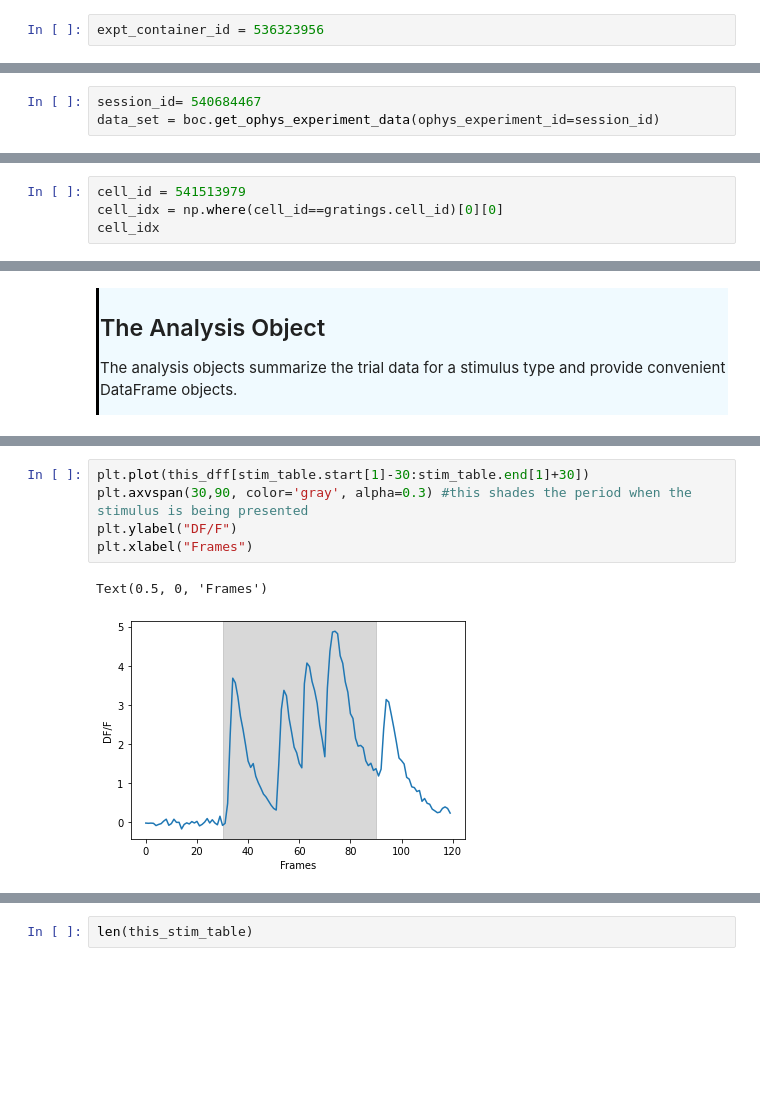
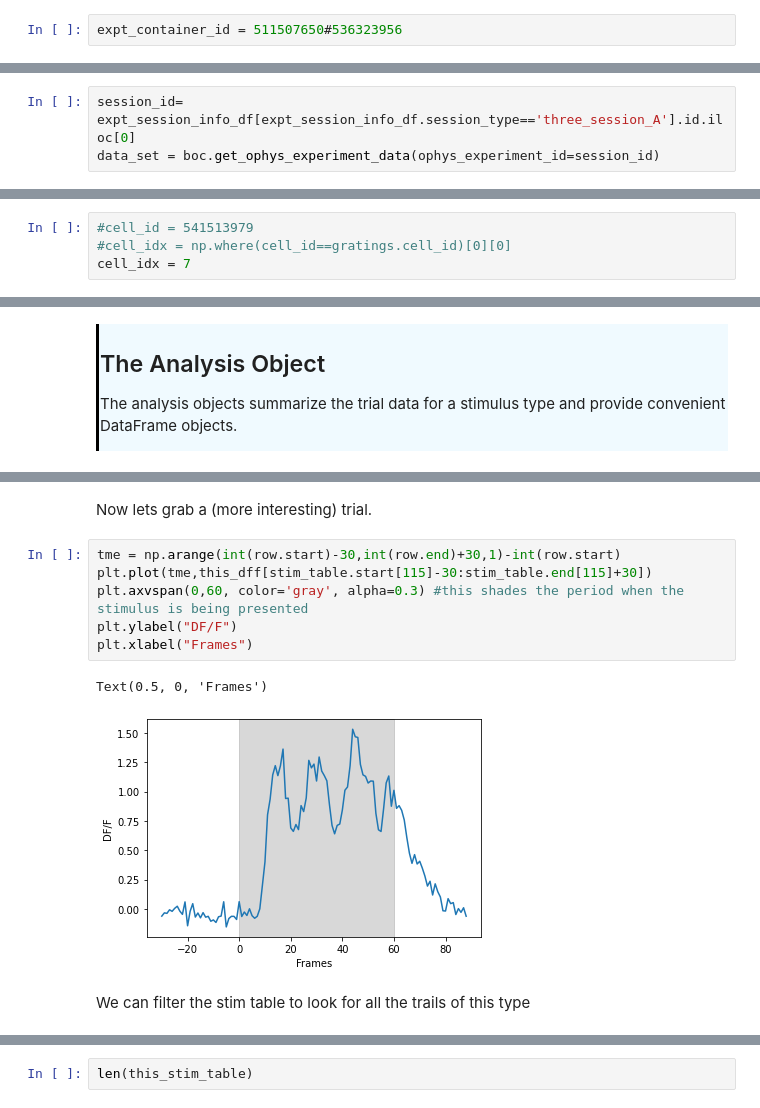
Before and after one commit to ryraut/swdb_2023, a Jupyter notebook: Day1/Day1WorkshopDraft.ipynb, the cells around one changed output, grey strips where cells are left out. Saved outputs shown, nothing was run; the diff lists cells and outputs as text; blank space fills up the shorter version.

```diff
--- a/Day1/Day1WorkshopDraft.ipynb
+++ b/Day1/Day1WorkshopDraft.ipynb
@@ -230,5 +269,5 @@ Each experiment container has a unique ID number.
 # %%
-expt_container_id = 536323956
+expt_container_id = 511507650#536323956
 # %%
 expt_session_info = boc.get_ophys_experiments(experiment_container_ids=[expt_container_id])
 expt_session_info_df = pd.DataFrame(expt_session_info)
@@ -247,3 +288,3 @@ expt_session_info_df
 # %%
-session_id= 540684467
+session_id= expt_session_info_df[expt_session_info_df.session_type=='three_session_A'].id.iloc[0]
 data_set = boc.get_ophys_experiment_data(ophys_experiment_id=session_id)
@@ -320,4 +369,4 @@ gratings.dfftraces.shape
 # %%
-cell_id = 541513979
-cell_idx = np.where(cell_id==gratings.cell_id)[0][0]
-cell_idx
+#cell_id = 541513979
+#cell_idx = np.where(cell_id==gratings.cell_id)[0][0]
+cell_idx = 7
@@ -370,8 +423,13 @@ Text(0.5, 0, 'Frames')
+# %% [markdown]
+Now lets grab a (more interesting) trial.
 # %%
-plt.plot(this_dff[stim_table.start[1]-30:stim_table.end[1]+30])
-plt.axvspan(30,90, color='gray', alpha=0.3) #this shades the period when the stimulus is being presented
+tme = np.arange(int(row.start)-30,int(row.end)+30,1)-int(row.start)
+plt.plot(tme,this_dff[stim_table.start[115]-30:stim_table.end[115]+30])
+plt.axvspan(0,60, color='gray', alpha=0.3) #this shades the period when the stimulus is being presented
 plt.ylabel("DF/F")
 plt.xlabel("Frames")
 # %% [output]
 Text(0.5, 0, 'Frames')
-[figure, old version]
+[figure, new version]
+# %% [markdown]
+We can filter the stim table to look for all the trails of this type
```
Also changed, not shown: parts of 97 cells of this notebook, 1 other file.
